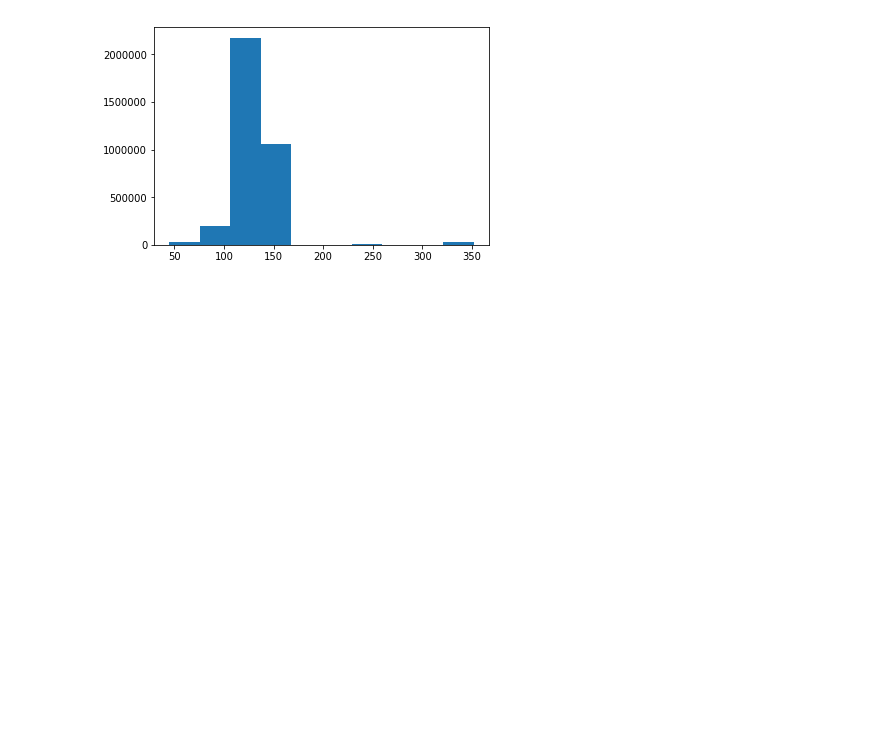
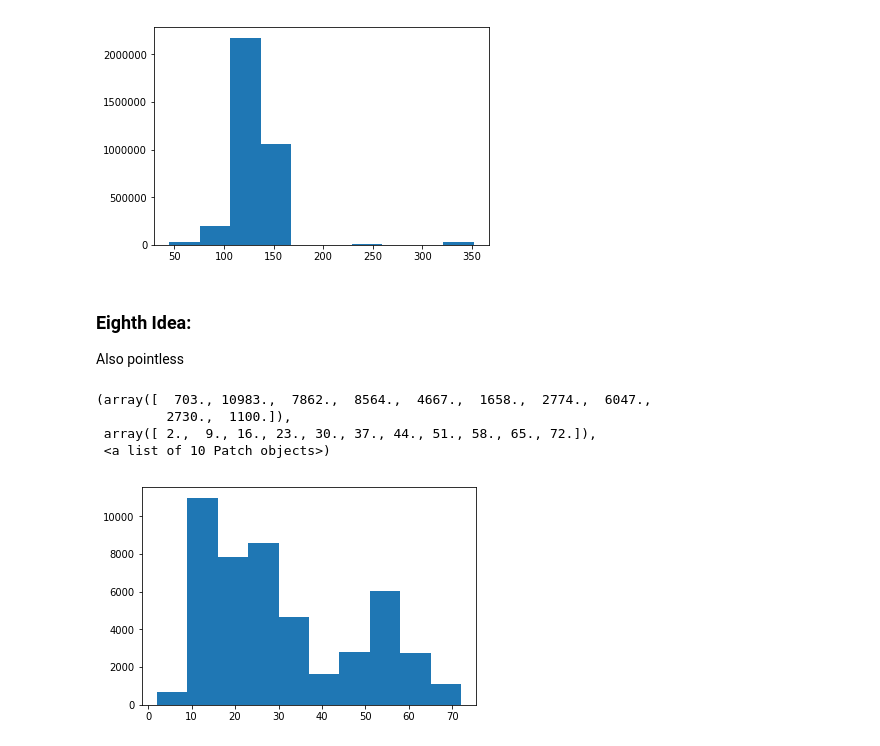
Before and after one commit to kowaalczyk/astronomical-classification, a Jupyter notebook: notebooks/Clustering_Key_Features_exploratory.ipynb, the cells around one changed output. Saved outputs shown, nothing was run; the diff lists cells and outputs as text; code cells hidden in the pictures; blank space fills up the shorter version.

```diff
--- a/notebooks/Clustering_Key_Features_exploratory.ipynb
+++ b/notebooks/Clustering_Key_Features_exploratory.ipynb
@@ -525,3 +525,14 @@ plt.hist(test_df.groupby(['object_id']).count().compute().flux)
         321.3, 352. ]),
  <a list of 10 Patch objects>)
 [figure]
+# %% [markdown]
+### Eighth Idea:
+Also pointless
+# %%
+plt.hist(training_df.groupby(['object_id', 'passband']).count().compute().flux)
+# %% [output]
+(array([  703., 10983.,  7862.,  8564.,  4667.,  1658.,  2774.,  6047.,
+         2730.,  1100.]),
+ array([ 2.,  9., 16., 23., 30., 37., 44., 51., 58., 65., 72.]),
+ <a list of 10 Patch objects>)
+[figure, added]
```
Also changed, not shown: parts of 4 cells of this notebook.
